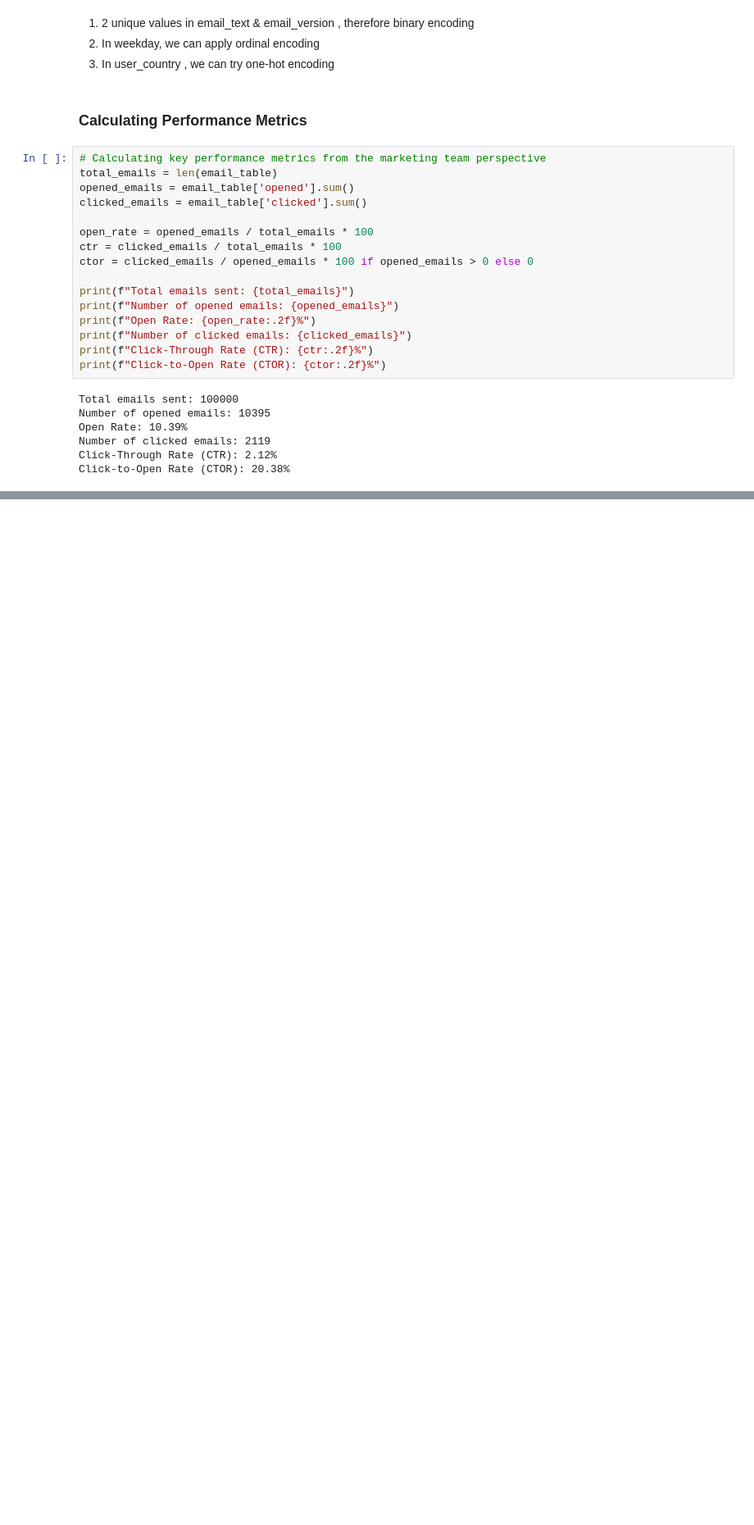
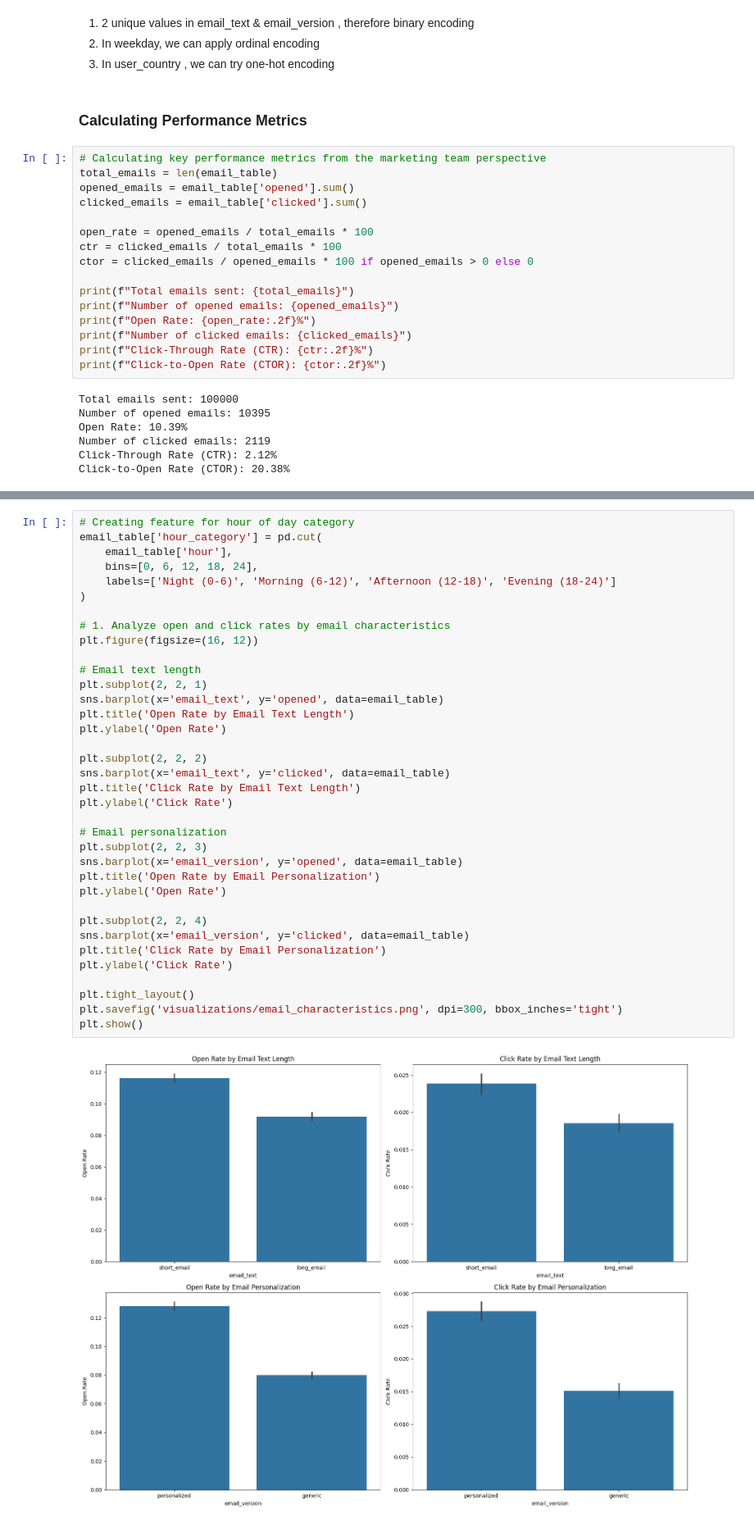
Before and after one commit to AyanArshad02/email-marketing-campaign-optimization-using-ML, a Jupyter notebook: eda.ipynb, the cells around one changed output, grey strips where cells are left out. Shown at 82% size. Saved outputs shown, nothing was run; the diff lists cells and outputs as text; blank space fills up the shorter version.

Commit message:
Update: Understanding more about each columns with the help of plots

```diff
--- a/eda.ipynb
+++ b/eda.ipynb
@@ -232,0 +260,38 @@ plt.show()
+# %%
+# Creating feature for hour of day category
+email_table['hour_category'] = pd.cut(
+    email_table['hour'],
+    bins=[0, 6, 12, 18, 24],
+    labels=['Night (0-6)', 'Morning (6-12)', 'Afternoon (12-18)', 'Evening (18-24)']
+)
+
+# 1. Analyze open and click rates by email characteristics
+plt.figure(figsize=(16, 12))
+
+# Email text length
+plt.subplot(2, 2, 1)
+sns.barplot(x='email_text', y='opened', data=email_table)
+plt.title('Open Rate by Email Text Length')
+plt.ylabel('Open Rate')
+
+plt.subplot(2, 2, 2)
+sns.barplot(x='email_text', y='clicked', data=email_table)
+plt.title('Click Rate by Email Text Length')
+plt.ylabel('Click Rate')
+
+# Email personalization
+plt.subplot(2, 2, 3)
+sns.barplot(x='email_version', y='opened', data=email_table)
+plt.title('Open Rate by Email Personalization')
+plt.ylabel('Open Rate')
+
+plt.subplot(2, 2, 4)
+sns.barplot(x='email_version', y='clicked', data=email_table)
+plt.title('Click Rate by Email Personalization')
+plt.ylabel('Click Rate')
+
+plt.tight_layout()
+plt.savefig('visualizations/email_characteristics.png', dpi=300, bbox_inches='tight')
+plt.show()
+# %% [output]
+[figure, added]
```
Also changed, not shown: parts of 14 cells of this notebook.
